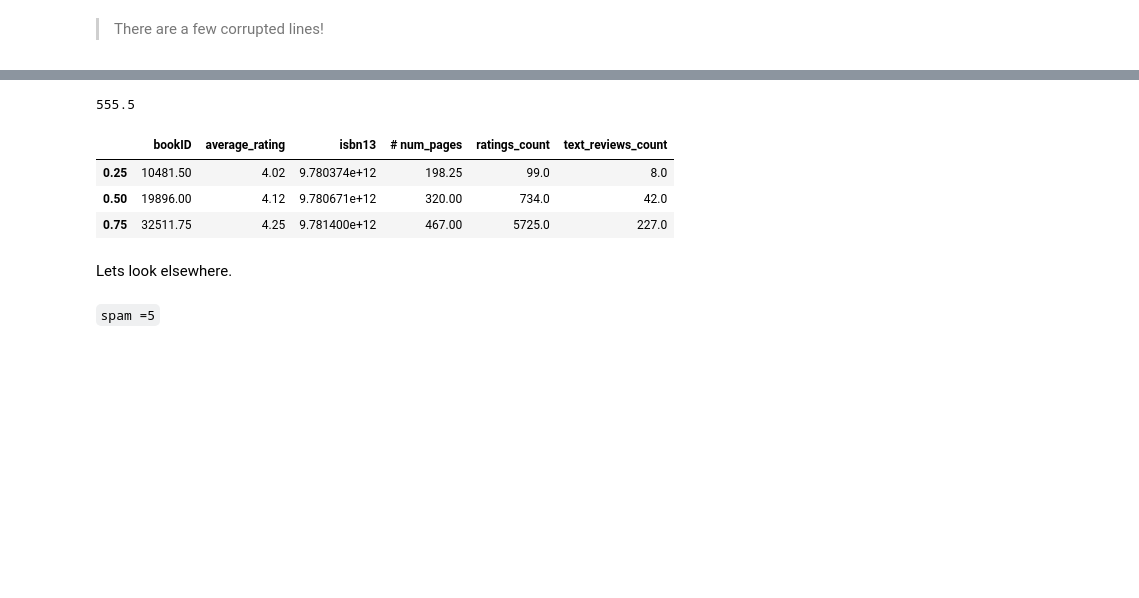
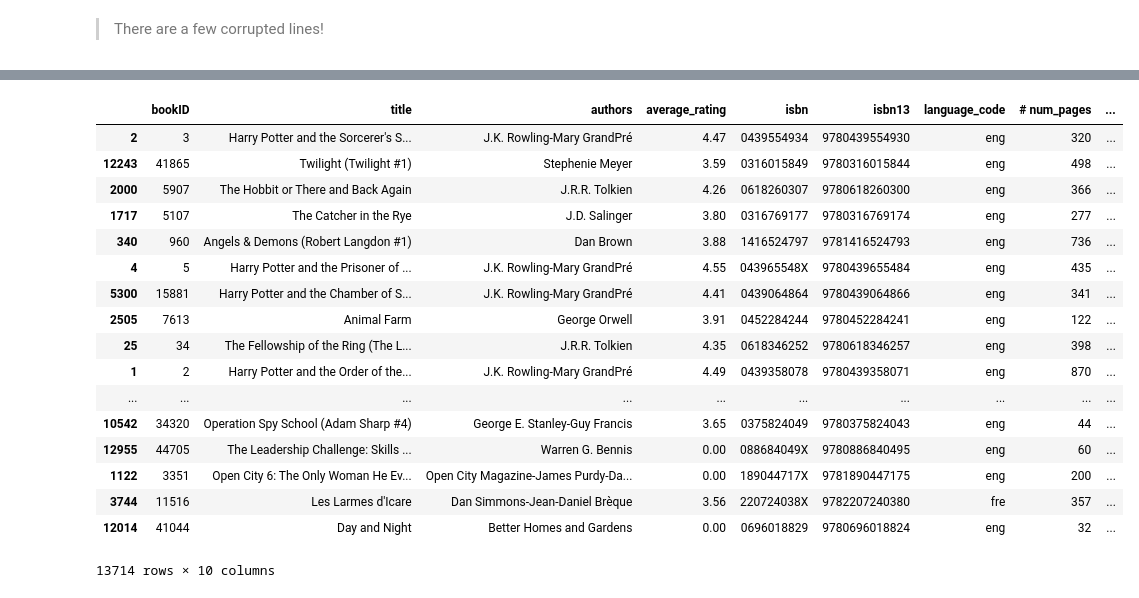
Before and after one commit to flambuth/PYTHON, a Jupyter notebook: goodreads_books.ipynb, the cells around one changed output, grey strips where cells are left out. Cells and saved outputs as stored; diff of their text form; code cells hidden in the pictures; blank space fills up the shorter version.

```diff
--- a/goodreads_books.ipynb
+++ b/goodreads_books.ipynb
@@ -77,12 +37,0 @@ super_books.text_reviews_count.mean()
-# %%
-stats.iqr(super_books.text_reviews_count) * 1.5 + 227
-# %% [output]
-555.5
-# %%
-#So anything that is above 328.5 above the .75 quantile is an outlier. So the theory goes.
-super_books.quantile([0.25,0.5,0.75])
-# %% [output]
-|  | bookID | average_rating | isbn13 | # num_pages | ratings_count | text_reviews_count |
-| 0.25 | 10481.50 | 4.02 | 9.780374e+12 | 198.25 | 99.0 | 8.0 |
-| 0.50 | 19896.00 | 4.12 | 9.780671e+12 | 320.00 | 734.0 | 42.0 |
-| 0.75 | 32511.75 | 4.25 | 9.781400e+12 | 467.00 | 5725.0 | 227.0 |
@@ -91,4 +38,21 @@ super_books = super_books[super_books.text_reviews_count<555.5]
-# %% [markdown]
-Lets look elsewhere.
-# %% [markdown]
-`spam =5`
+# %%
+books.sort_values('ratings_count',ascending=False)
+# %% [output]
+|  | bookID | title | authors | average_rating | isbn | isbn13 | language_code | # num_pages | ... |
+| 2 | 3 | Harry Potter and the Sorcerer's S... | J.K. Rowling-Mary GrandPré | 4.47 | 0439554934 | 9780439554930 | eng | 320 | ... |
+| 12243 | 41865 | Twilight (Twilight #1) | Stephenie Meyer | 3.59 | 0316015849 | 9780316015844 | eng | 498 | ... |
+| 2000 | 5907 | The Hobbit or There and Back Again | J.R.R. Tolkien | 4.26 | 0618260307 | 9780618260300 | eng | 366 | ... |
+| 1717 | 5107 | The Catcher in the Rye | J.D. Salinger | 3.80 | 0316769177 | 9780316769174 | eng | 277 | ... |
+| 340 | 960 | Angels & Demons (Robert Langdon #1) | Dan Brown | 3.88 | 1416524797 | 9781416524793 | eng | 736 | ... |
+| 4 | 5 | Harry Potter and the Prisoner of ... | J.K. Rowling-Mary GrandPré | 4.55 | 043965548X | 9780439655484 | eng | 435 | ... |
+| 5300 | 15881 | Harry Potter and the Chamber of S... | J.K. Rowling-Mary GrandPré | 4.41 | 0439064864 | 9780439064866 | eng | 341 | ... |
+| 2505 | 7613 | Animal Farm | George Orwell | 3.91 | 0452284244 | 9780452284241 | eng | 122 | ... |
+| 25 | 34 | The Fellowship of the Ring (The L... | J.R.R. Tolkien | 4.35 | 0618346252 | 9780618346257 | eng | 398 | ... |
+| 1 | 2 | Harry Potter and the Order of the... | J.K. Rowling-Mary GrandPré | 4.49 | 0439358078 | 9780439358071 | eng | 870 | ... |
+| ... | ... | ... | ... | ... | ... | ... | ... | ... | ... |
+| 10542 | 34320 | Operation Spy School (Adam Sharp #4) | George E. Stanley-Guy Francis | 3.65 | 0375824049 | 9780375824043 | eng | 44 | ... |
+| 12955 | 44705 | The Leadership Challenge: Skills ... | Warren G. Bennis | 0.00 | 088684049X | 9780886840495 | eng | 60 | ... |
+| 1122 | 3351 | Open City 6: The Only Woman He Ev... | Open City Magazine-James Purdy-Da... | 0.00 | 189044717X | 9781890447175 | eng | 200 | ... |
+| 3744 | 11516 | Les Larmes d'Icare | Dan Simmons-Jean-Daniel Brèque | 3.56 | 220724038X | 9782207240380 | fre | 357 | ... |
+| 12014 | 41044 | Day and Night | Better Homes and Gardens | 0.00 | 0696018829 | 9780696018824 | eng | 32 | ... |
+13714 rows × 10 columns
```
Also changed, not shown: parts of 18 cells of this notebook, 3 other files.
